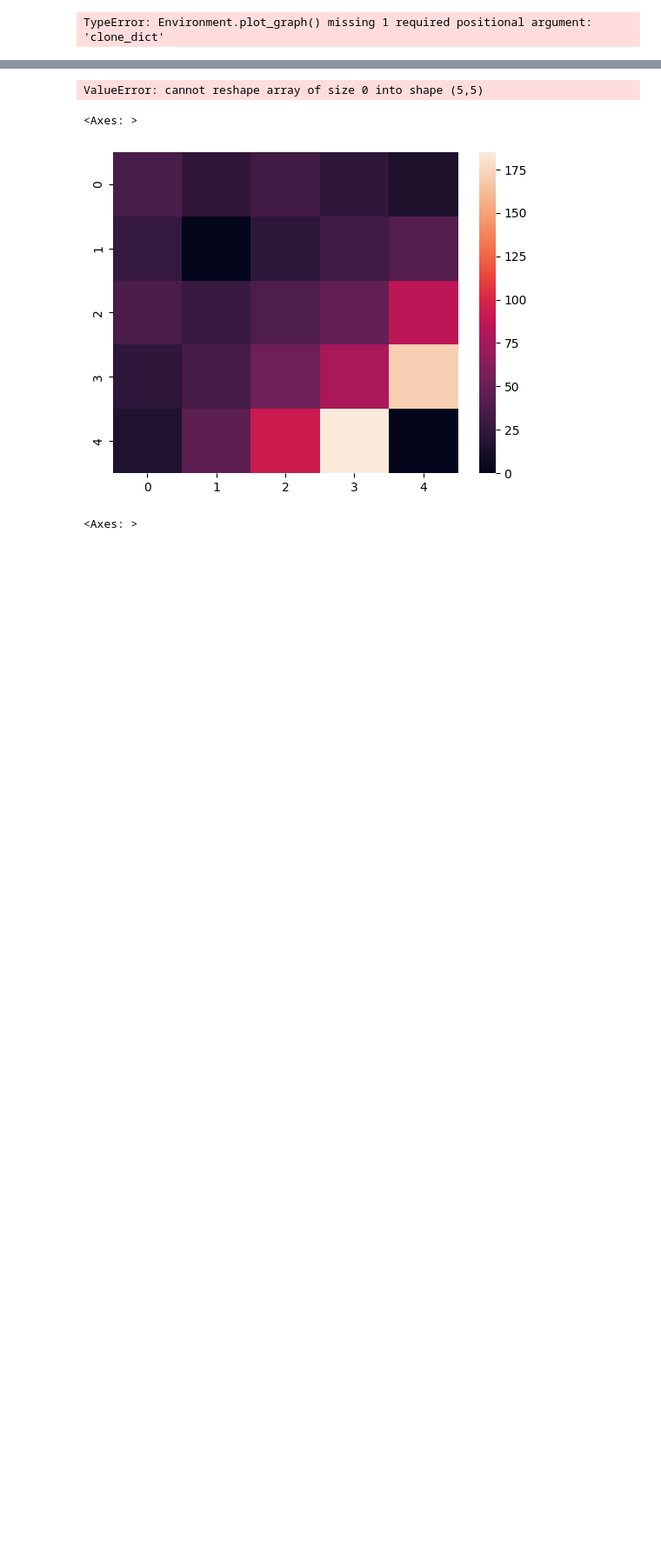
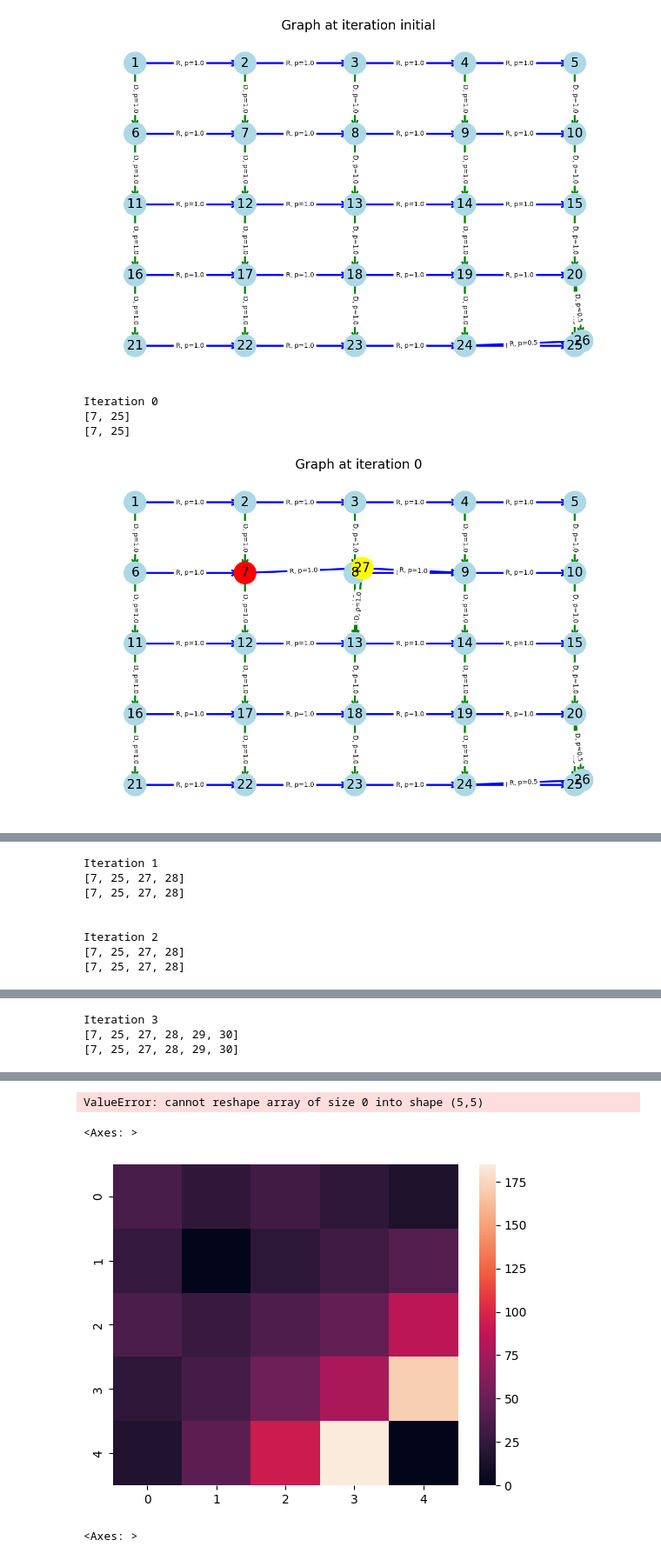
Before and after one commit to jungsunyoo/CSCG_LCM, a Jupyter notebook: dev-split-contingency-final.ipynb, the cells around one changed output, grey strips where cells are left out. Shown at 87% size. Drawn from its saved outputs; the diff is of its cells as text; code cells hidden in the pictures; blank space fills up the shorter version.

```diff
--- a/dev-split-contingency-final.ipynb
+++ b/dev-split-contingency-final.ipynb
@@ -406,7 +406,7 @@ from util import *
 #     return stochastic_pairs
 # %%
 # Dataset
-size = 4
+size = 5
 env_size = (size,size)
 rewarded_terminal = env_size[0]*env_size[1]
 cue_states = [7]
@@ -498,31 +498,35 @@ for i in range(iterations):
                     new_clone = n_unique_states + 1
 
                     # clone_map.append((successor,new_clone))
                     env.add_clone_dict(new_clone, successor)
                     # clone_dict[new_clone] = successor
                     env.add_reverse_clone_dict(new_clone, successor)
                     # reverse_clone_dict[successor] = new_clone
                     for d, seq in enumerate(dataset):
                         states_seq = seq[0]
                         if has_state(states_seq, successor): # get all the sequence that has 7
                             if has_transition(cue, successor,states_seq): # this is sequence that 6->7, clone 7
                                 # 1. modify dataset
 
                                 dataset[d][0] = [new_clone if x==successor else x for x in dataset[d][0]]
                 # 2. modify transition count
                 transition_counts = TM(dataset)
                 denominators = transition_counts.sum(axis=2, keepdims=True)
                 denominators[denominators == 0] = 1
                 transition_probs = transition_counts / denominators
                 # graphiter = 0
                 env.plot_graph(transition_probs,graphiter, cue, new_clone,savename=savename)
                 graphiter+=1
             used_cues.append(cue)
 
         print('\n')
     else:
         print('Finished splitting at iteration {}'.format(i))
         break
 env.plot_graph(transition_probs,'final', savename=savename)
 # %% [output]
+[figure, added]
-TypeError: Environment.plot_graph() missing 1 required positional argument: 'clone_dict'
+Iteration 0
+[7, 25]
+[7, 25]
+[figure, added]
@@ -528,0 +534,8 @@ TypeError: Environment.plot_graph() missing 1 required positional argument: 'clo
+Iteration 1
+[7, 25, 27, 28]
+[7, 25, 27, 28]
+
+
+Iteration 2
+[7, 25, 27, 28]
+[7, 25, 27, 28]
@@ -528,0 +544,3 @@ TypeError: Environment.plot_graph() missing 1 required positional argument: 'clo
+Iteration 3
+[7, 25, 27, 28, 29, 30]
+[7, 25, 27, 28, 29, 30]
```
Also changed, not shown: parts of 1 cell of this notebook, 25 other files.
